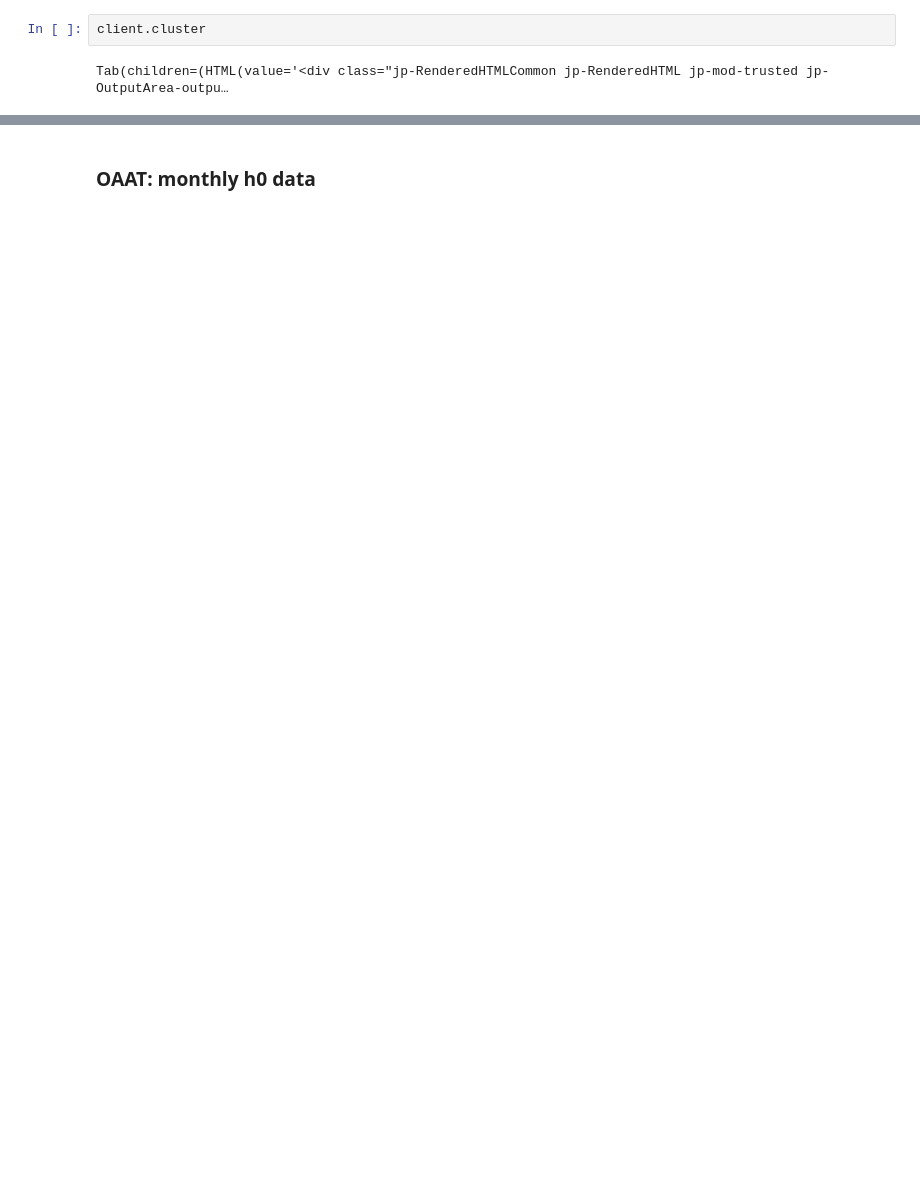
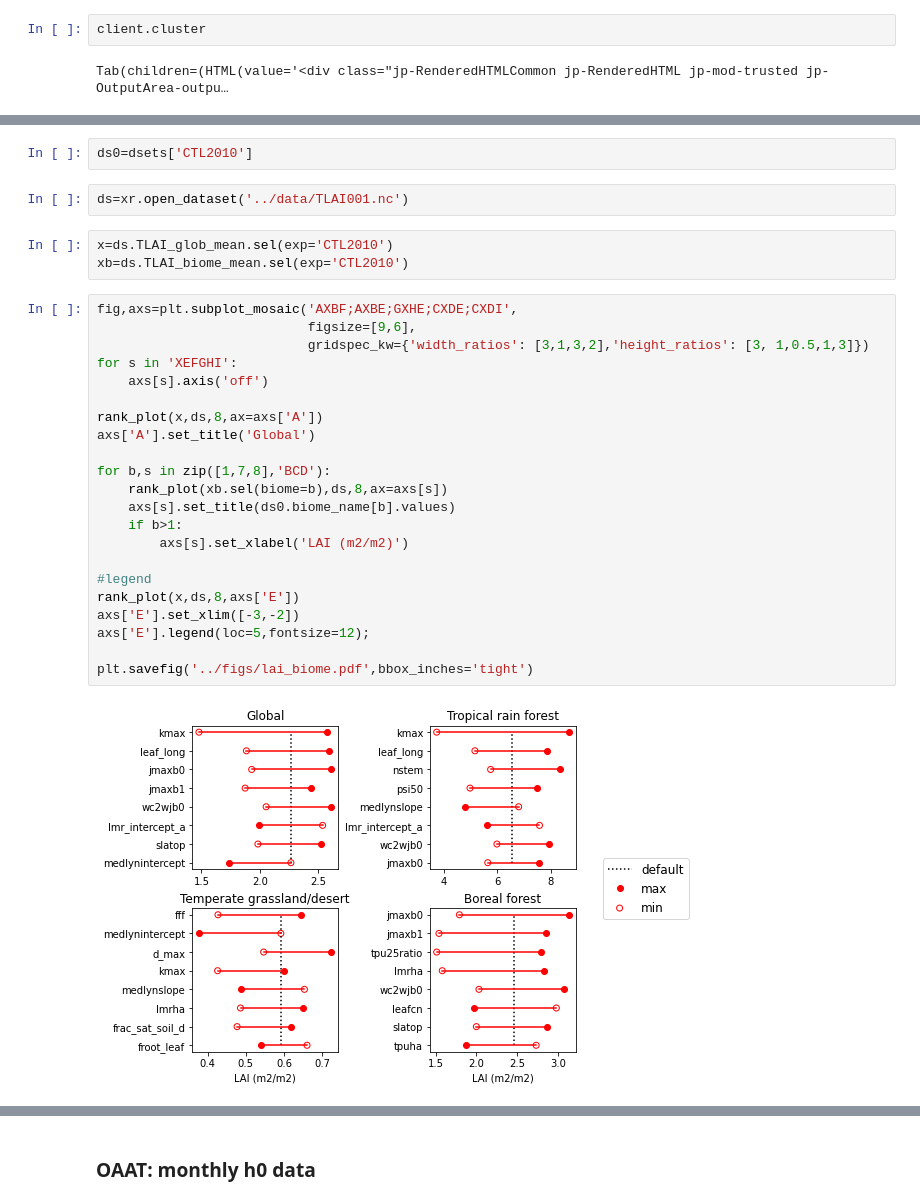
Before and after one commit to djk2120/oaat_clm5_ppe, a Jupyter notebook: pyth/template.ipynb, the cells around one changed output, grey strips where cells are left out. Cells and saved outputs as stored; diff of their text form; blank space fills up the shorter version.

```diff
--- a/pyth/template.ipynb
+++ b/pyth/template.ipynb
@@ -55,0 +266,31 @@ Tab(children=(HTML(value='<div class="jp-RenderedHTMLCommon jp-RenderedHTML jp-m
+# %%
+ds0=dsets['CTL2010']
+# %%
+ds=xr.open_dataset('../data/TLAI001.nc')
+# %%
+x=ds.TLAI_glob_mean.sel(exp='CTL2010')
+xb=ds.TLAI_biome_mean.sel(exp='CTL2010')
+# %%
+fig,axs=plt.subplot_mosaic('AXBF;AXBE;GXHE;CXDE;CXDI',
+                           figsize=[9,6],
+                           gridspec_kw={'width_ratios': [3,1,3,2],'height_ratios': [3, 1,0.5,1,3]})
+for s in 'XEFGHI':
+    axs[s].axis('off')
+
+rank_plot(x,ds,8,ax=axs['A'])
+axs['A'].set_title('Global')
+
+for b,s in zip([1,7,8],'BCD'):
+    rank_plot(xb.sel(biome=b),ds,8,ax=axs[s])
+    axs[s].set_title(ds0.biome_name[b].values)
+    if b>1:
+        axs[s].set_xlabel('LAI (m2/m2)')
+
+#legend
+rank_plot(x,ds,8,axs['E'])
+axs['E'].set_xlim([-3,-2])
+axs['E'].legend(loc=5,fontsize=12);
+
+plt.savefig('../figs/lai_biome.pdf',bbox_inches='tight')
+# %% [output]
+[figure, added]
```
Also changed, not shown: parts of 61 cells of this notebook, 30 other files.
